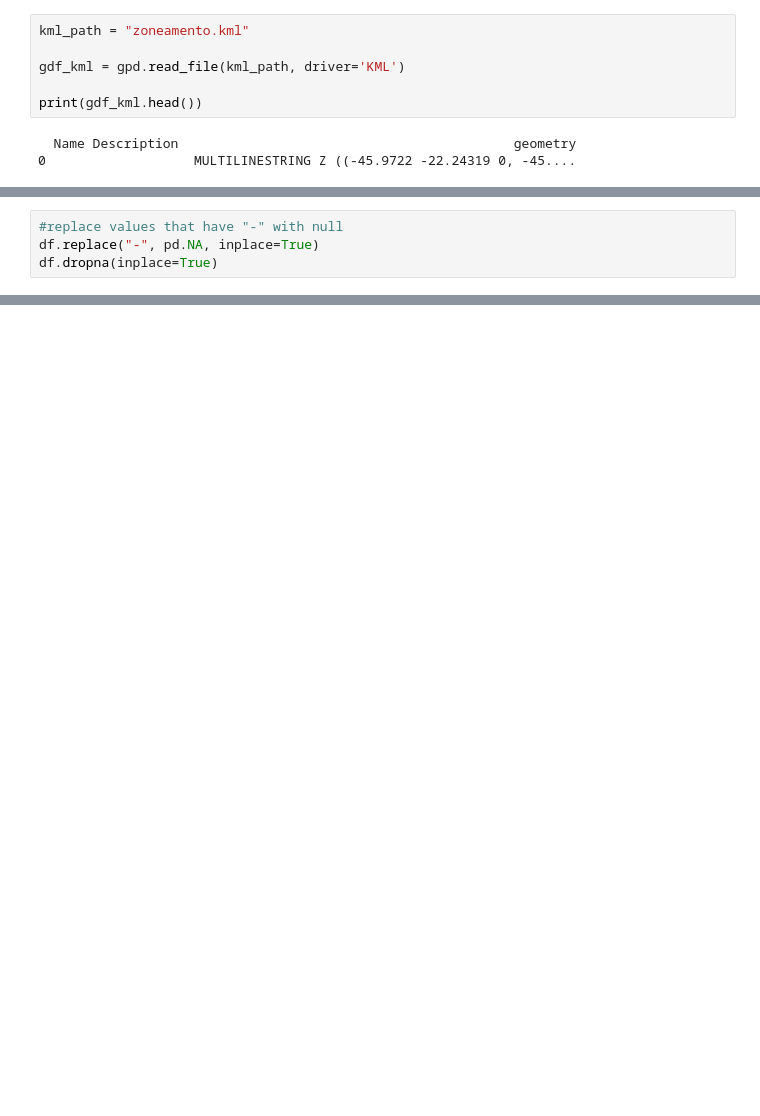
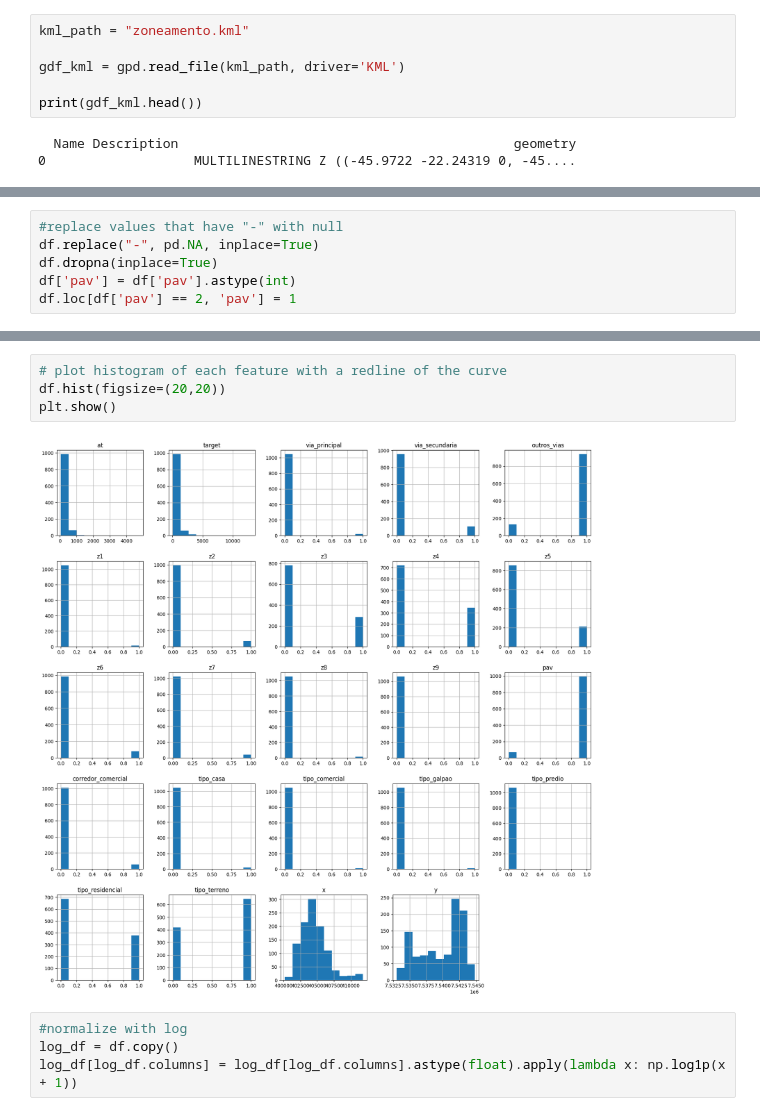
Before and after one commit to Dhonrian/pos_ifnet, a Jupyter notebook: 25E3_2/neural_network.ipynb, the cells around one changed output, grey strips where cells are left out. Saved outputs shown, nothing was run; the diff lists cells and outputs as text; blank space fills up the shorter version.

```diff
--- a/25E3_2/neural_network.ipynb
+++ b/25E3_2/neural_network.ipynb
@@ -90,6 +117,8 @@ df[df.isin(['-']).any(axis=1)]
 #replace values that have "-" with null
 df.replace("-", pd.NA, inplace=True)
 df.dropna(inplace=True)
+df['pav'] = df['pav'].astype(int)
+df.loc[df['pav'] == 2, 'pav'] = 1
 # %%
 df.columns
 # %% [output]
@@ -159,0 +142,10 @@ plt.show()
+# %%
+# plot histogram of each feature with a redline of the curve
+df.hist(figsize=(20,20))
+plt.show()
+# %% [output]
+[figure, added]
+# %%
+#normalize with log
+log_df = df.copy()
+log_df[log_df.columns] = log_df[log_df.columns].astype(float).apply(lambda x: np.log1p(x + 1))
```
Also changed, not shown: parts of 11 cells of this notebook, 2 other files.
